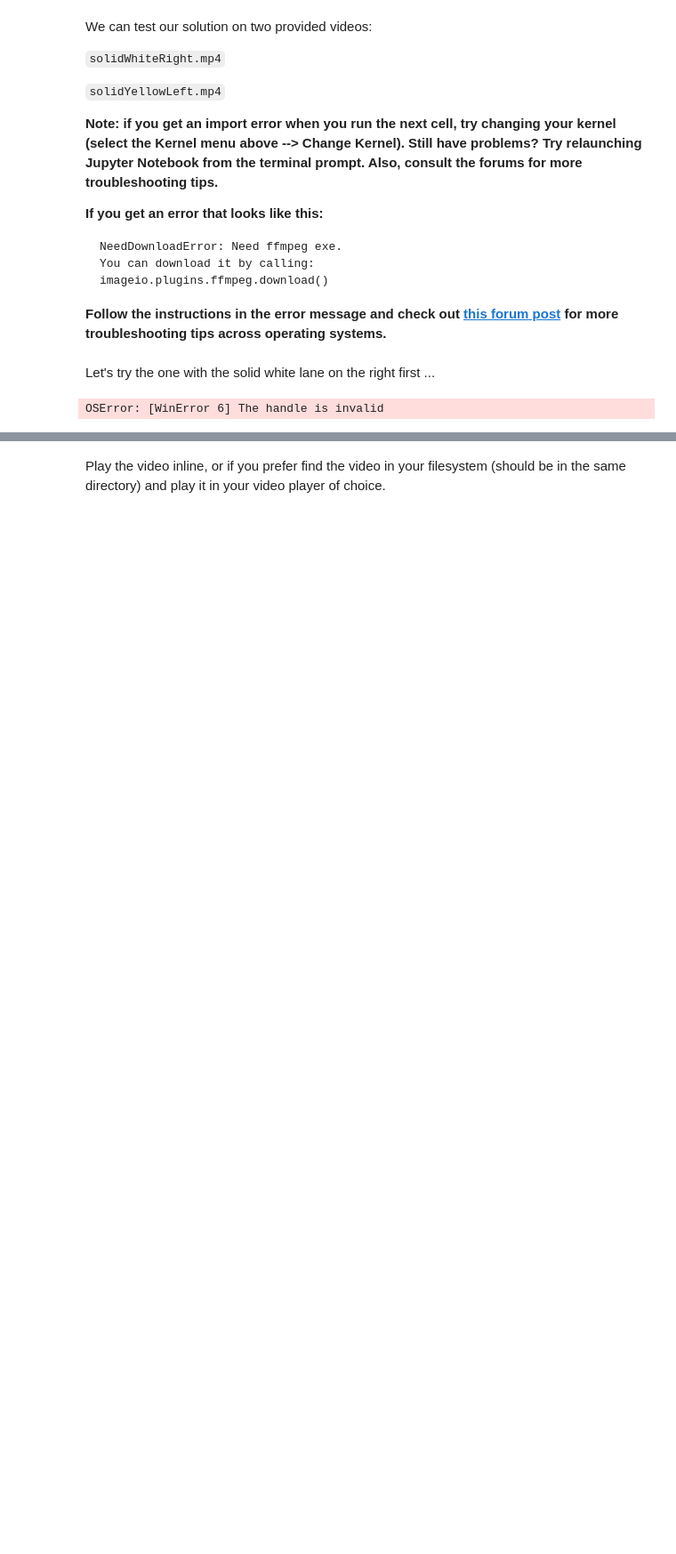
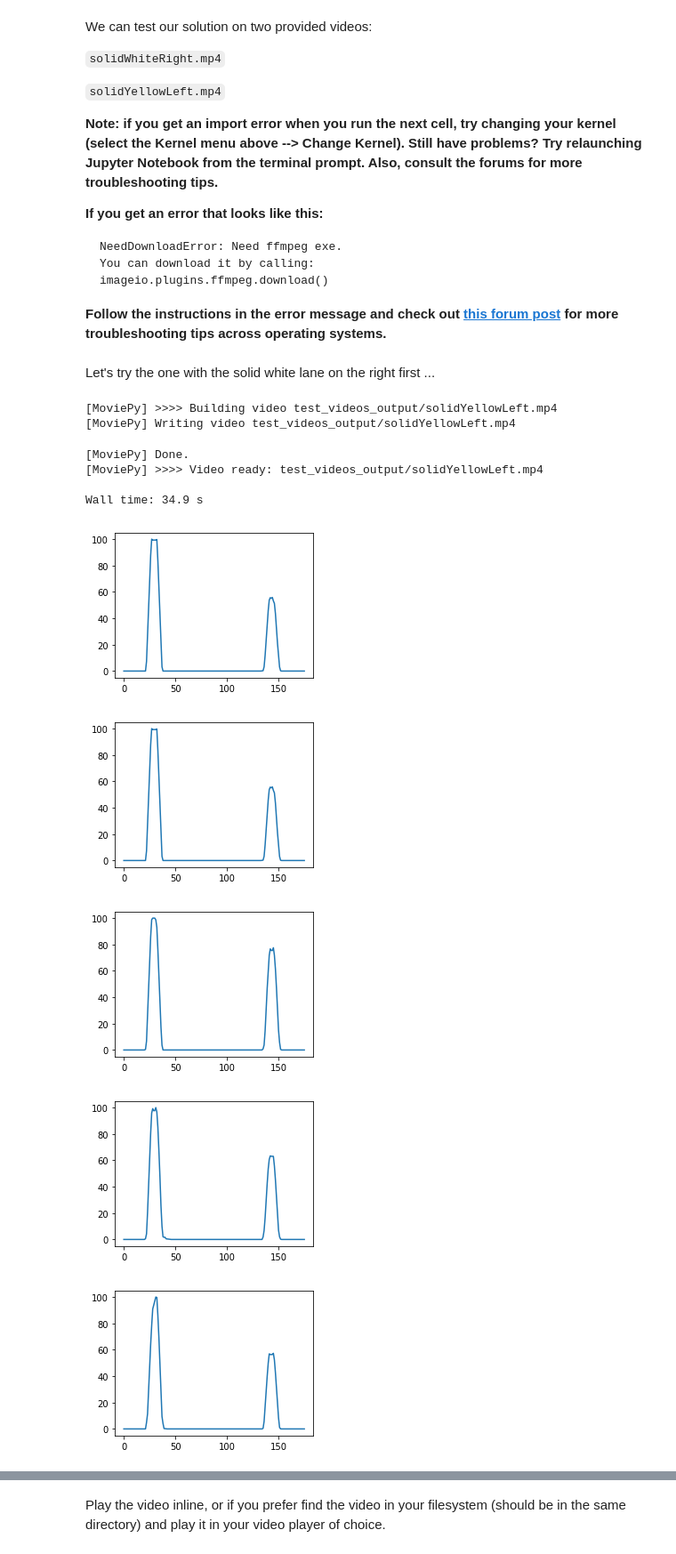
Before and after one commit to kav137/CarND-LaneLines-P1, a Jupyter notebook: LaneLines.ipynb, the cells around one changed output, grey strips where cells are left out. Shown at 89% size. Drawn from its saved outputs; the diff is of its cells as text; code cells hidden in the pictures; blank space fills up the shorter version.

```diff
--- a/LaneLines.ipynb
+++ b/LaneLines.ipynb
@@ -290,12 +435,22 @@ Let's try the one with the solid white lane on the right first ...
 # %%
 white_output = 'test_videos_output/solidYellowLeft.mp4'
 ## To speed up the testing process you may want to try your pipeline on a shorter subclip of the video
 ## To do so add .subclip(start_second,end_second) to the end of the line below
 ## Where start_second and end_second are integer values representing the start and end of the subclip
 ## You may also uncomment the following line for a subclip of the first 5 seconds
 # clip1 = VideoFileClip("test_videos/solidWhiteRight.mp4").subclip(0,5)
-clip1 = VideoFileClip("test_videos/solidYellowLeft.mp4")
+clip1 = VideoFileClip("test_videos/solidYellowLeft.mp4").subclip(0,5)
 white_clip = clip1.fl_image(process_image) #NOTE: this function expects color images!!
 %time white_clip.write_videofile(white_output, audio=False)
 # %% [output]
-OSError: [WinError 6] The handle is invalid
+[MoviePy] >>>> Building video test_videos_output/solidYellowLeft.mp4
+[MoviePy] Writing video test_videos_output/solidYellowLeft.mp4
+[MoviePy] Done.
+[MoviePy] >>>> Video ready: test_videos_output/solidYellowLeft.mp4
+
+Wall time: 34.9 s
+[figure, added]
+[figure, added]
+[figure, added]
+[figure, added]
+[figure, added]
```
Also changed, not shown: parts of 4 cells of this notebook.
